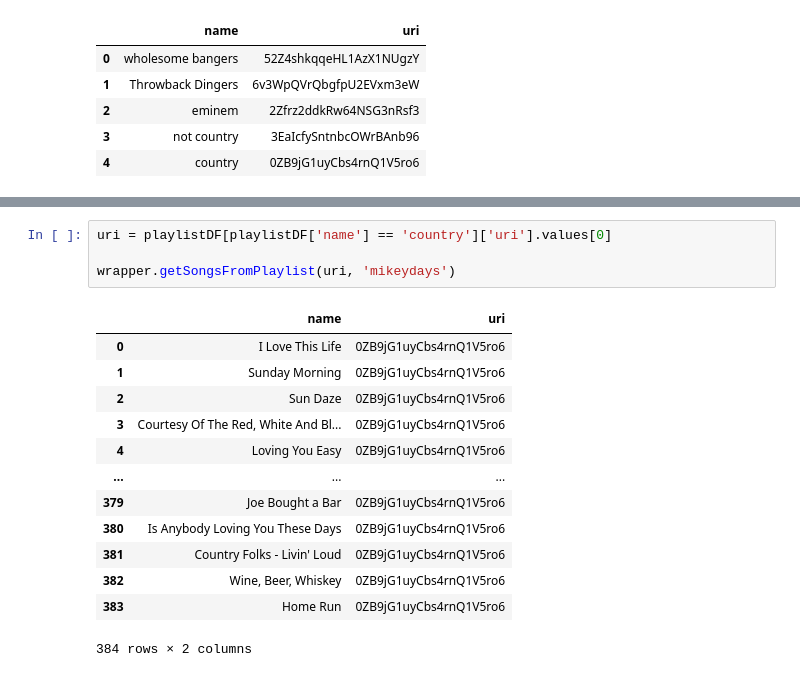
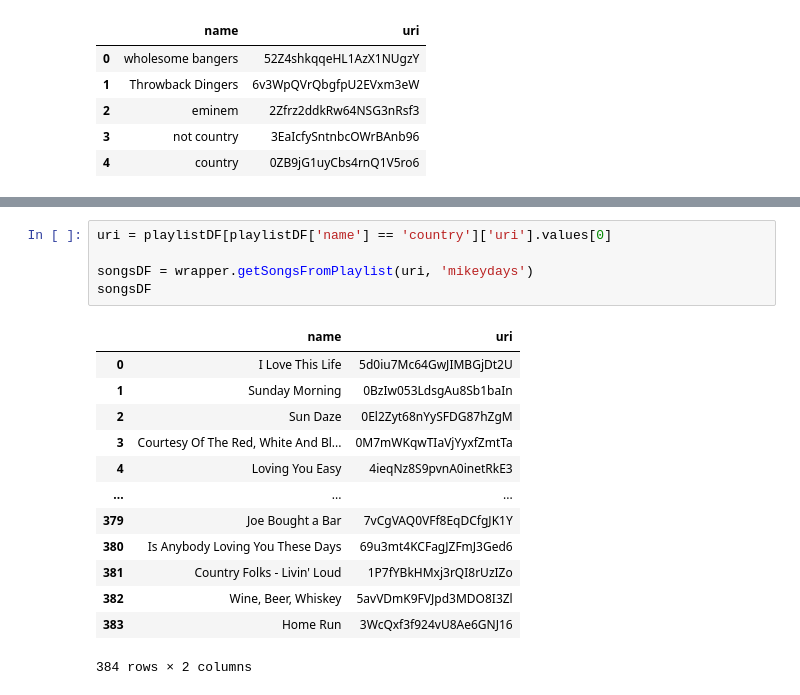
Before and after one commit to michaelmoschitto/AISongRecommender, a Jupyter notebook: AISongRecommender.ipynb, the cells around one changed output, grey strips where cells are left out. Drawn from its saved outputs; the diff is of its cells as text.

```diff
--- a/AISongRecommender.ipynb
+++ b/AISongRecommender.ipynb
@@ -40,18 +60,19 @@ playlistDF
 # %%
 uri = playlistDF[playlistDF['name'] == 'country']['uri'].values[0]
 
-wrapper.getSongsFromPlaylist(uri, 'mikeydays')
+songsDF = wrapper.getSongsFromPlaylist(uri, 'mikeydays')
+songsDF
 # %% [output]
 |  | name | uri |
-| 0 | I Love This Life | 0ZB9jG1uyCbs4rnQ1V5ro6 |
-| 1 | Sunday Morning | 0ZB9jG1uyCbs4rnQ1V5ro6 |
-| 2 | Sun Daze | 0ZB9jG1uyCbs4rnQ1V5ro6 |
-| 3 | Courtesy Of The Red, White And Bl... | 0ZB9jG1uyCbs4rnQ1V5ro6 |
-| 4 | Loving You Easy | 0ZB9jG1uyCbs4rnQ1V5ro6 |
+| 0 | I Love This Life | 5d0iu7Mc64GwJIMBGjDt2U |
+| 1 | Sunday Morning | 0BzIw053LdsgAu8Sb1baIn |
+| 2 | Sun Daze | 0El2Zyt68nYySFDG87hZgM |
+| 3 | Courtesy Of The Red, White And Bl... | 0M7mWKqwTIaVjYyxfZmtTa |
+| 4 | Loving You Easy | 4ieqNz8S9pvnA0inetRkE3 |
 | ... | ... | ... |
-| 379 | Joe Bought a Bar | 0ZB9jG1uyCbs4rnQ1V5ro6 |
-| 380 | Is Anybody Loving You These Days | 0ZB9jG1uyCbs4rnQ1V5ro6 |
-| 381 | Country Folks - Livin' Loud | 0ZB9jG1uyCbs4rnQ1V5ro6 |
-| 382 | Wine, Beer, Whiskey | 0ZB9jG1uyCbs4rnQ1V5ro6 |
-| 383 | Home Run | 0ZB9jG1uyCbs4rnQ1V5ro6 |
+| 379 | Joe Bought a Bar | 7vCgVAQ0VFf8EqDCfgJK1Y |
+| 380 | Is Anybody Loving You These Days | 69u3mt4KCFagJZFmJ3Ged6 |
+| 381 | Country Folks - Livin' Loud | 1P7fYBkHMxj3rQI8rUzIZo |
+| 382 | Wine, Beer, Whiskey | 5avVDmK9FVJpd3MDO8I3Zl |
+| 383 | Home Run | 3WcQxf3f924vU8Ae6GNJ16 |
 384 rows × 2 columns
```
Also changed, not shown: parts of 7 cells of this notebook, 5 other files.
